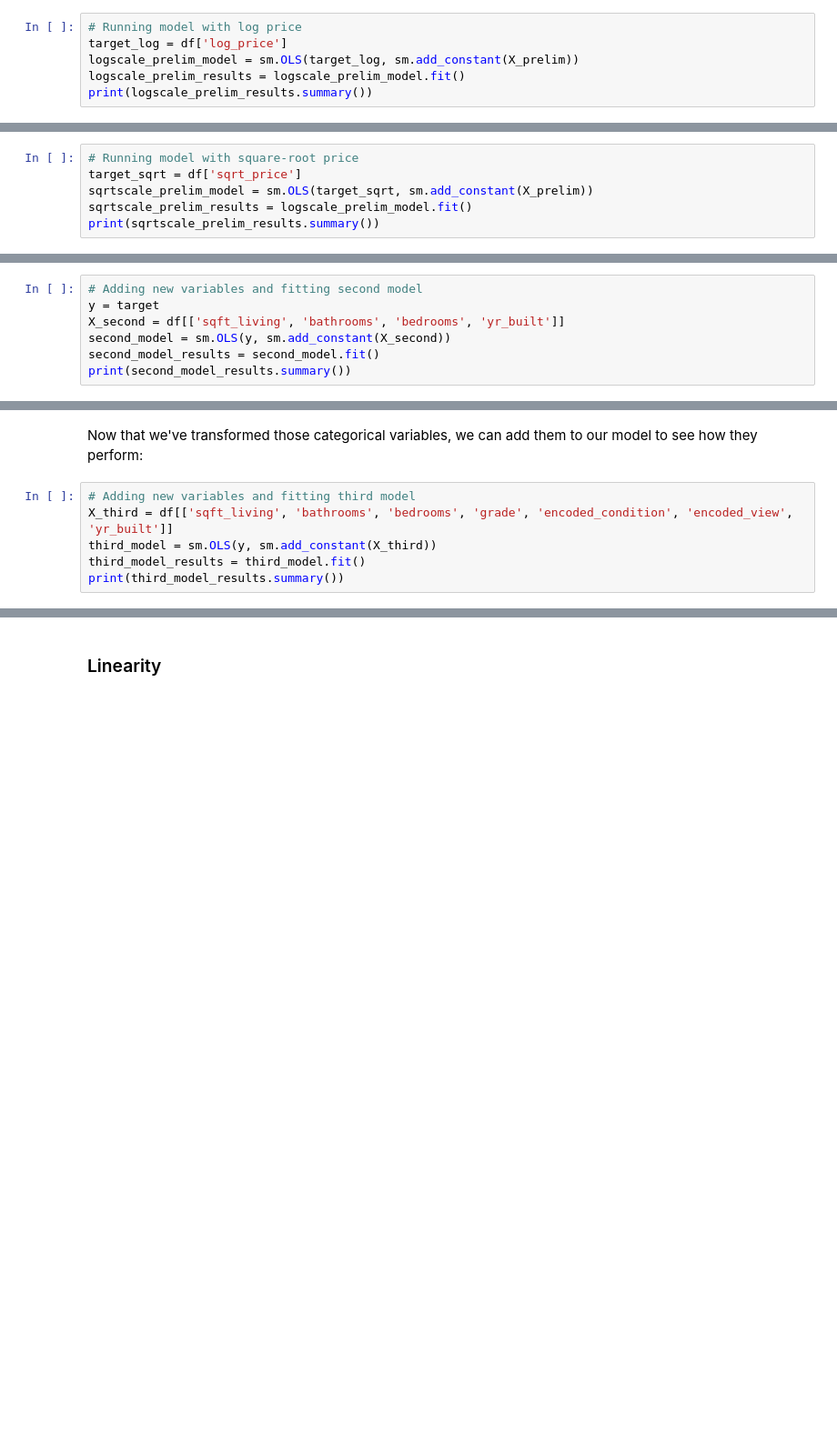
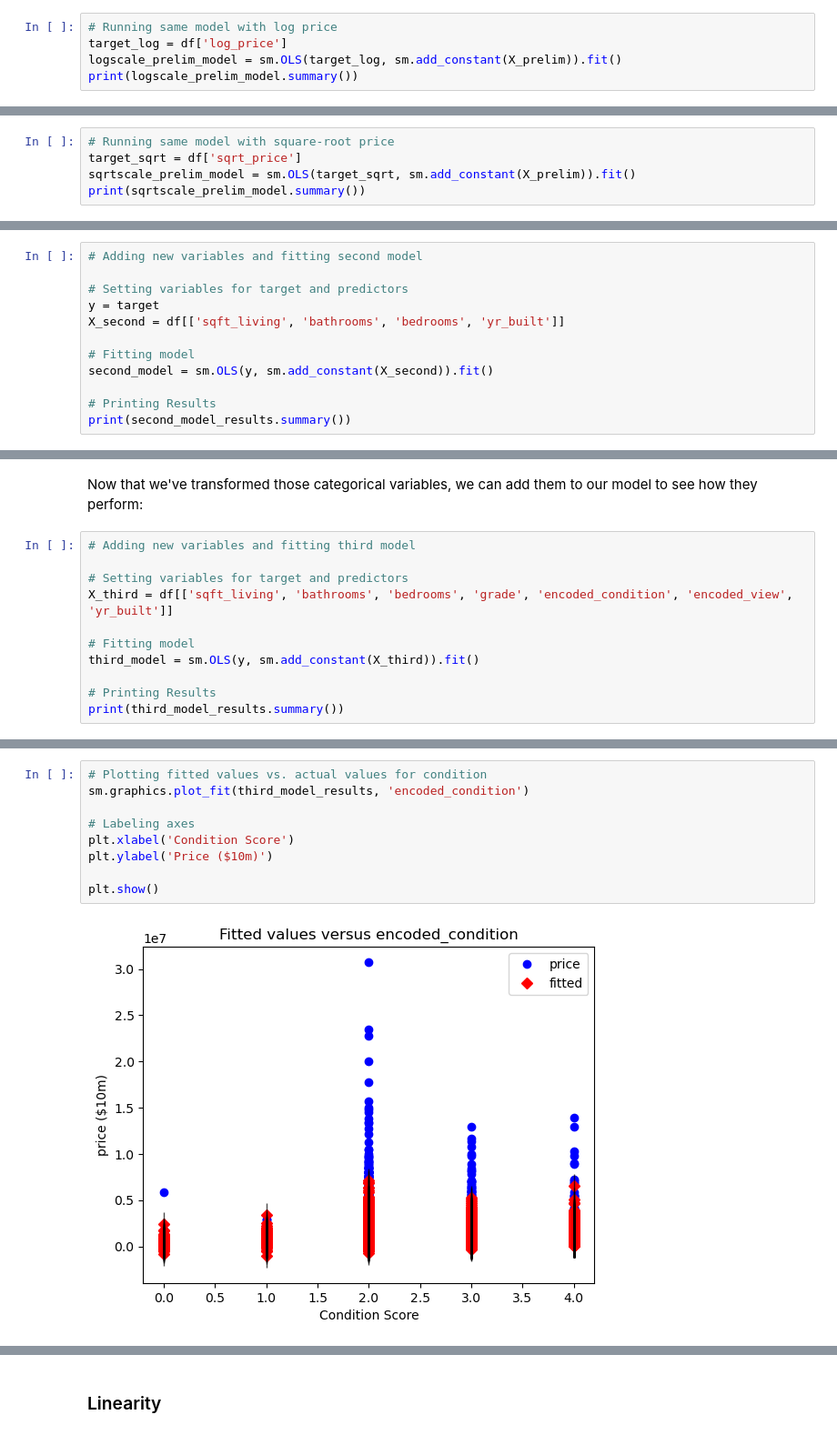
Before and after one commit to apell74/dsc-phase-2-project-v2-5, a Jupyter notebook: phase-2-project.ipynb, the cells around one changed output, grey strips where cells are left out. Shown: that part at 91% size. Drawn from its saved outputs; the diff is of its cells as text; blank space fills up the shorter version.

```diff
--- a/phase-2-project.ipynb
+++ b/phase-2-project.ipynb
@@ -264,11 +296,10 @@ sns.distplot(df['log_price'], kde=True, bins=1000, color='blue')
 # %% [markdown]
 That looks a lot more normal, even if it's not perfect. We can try running the model again, this time with less skewed price data.
 # %%
-# Running model with log price
+# Running same model with log price
 target_log = df['log_price']
-logscale_prelim_model = sm.OLS(target_log, sm.add_constant(X_prelim))
-logscale_prelim_results = logscale_prelim_model.fit()
-print(logscale_prelim_results.summary())
+logscale_prelim_model = sm.OLS(target_log, sm.add_constant(X_prelim)).fit()
+print(logscale_prelim_model.summary())
 # %% [output]
                             OLS Regression Results
 ==============================================================================
@@ -293,11 +324,10 @@ Okay, so scaling the data didn't actually help us with our R-squared too much. A
 # Square-root scaling price
 df['sqrt_price'] = np.sqrt(df['price'])
 # %%
-# Running model with square-root price
+# Running same model with square-root price
 target_sqrt = df['sqrt_price']
-sqrtscale_prelim_model = sm.OLS(target_sqrt, sm.add_constant(X_prelim))
-sqrtscale_prelim_results = logscale_prelim_model.fit()
-print(sqrtscale_prelim_results.summary())
+sqrtscale_prelim_model = sm.OLS(target_sqrt, sm.add_constant(X_prelim)).fit()
+print(sqrtscale_prelim_model.summary())
 # %% [output]
                             OLS Regression Results
 ==============================================================================
@@ -344,10 +375,15 @@ We still have lots of room for improvement to our prediction capabilities, so le
 If we look at the correlations with price, bathrooms and bedrooms stand out as logical ones to try. I also think adding "year built" could increase our prediction accuracy, as it extends our prediction beyond just physical space. For now, I'm going to avoid transforming the dependent variable for the sake of interpretability.
 # %%
 # Adding new variables and fitting second model
+
+# Setting variables for target and predictors
 y = target
 X_second = df[['sqft_living', 'bathrooms', 'bedrooms', 'yr_built']]
-second_model = sm.OLS(y, sm.add_constant(X_second))
-second_model_results = second_model.fit()
+
+# Fitting model
+second_model = sm.OLS(y, sm.add_constant(X_second)).fit()
+
+# Printing Results
 print(second_model_results.summary())
 # %% [output]
                             OLS Regression Results
@@ -537,9 +582,14 @@ Name: encoded_view, dtype: int64
 Now that we've transformed those categorical variables, we can add them to our model to see how they perform:
 # %%
 # Adding new variables and fitting third model
+
+# Setting variables for target and predictors
 X_third = df[['sqft_living', 'bathrooms', 'bedrooms', 'grade', 'encoded_condition', 'encoded_view', 'yr_built']]
-third_model = sm.OLS(y, sm.add_constant(X_third))
-third_model_results = third_model.fit()
+
+# Fitting model
+third_model = sm.OLS(y, sm.add_constant(X_third)).fit()
+
+# Printing Results
 print(third_model_results.summary())
 # %% [output]
                             OLS Regression Results
@@ -577,0 +629,11 @@ Before we go into a business assessment of these results, **I want to see how ou
+# %%
+# Plotting fitted values vs. actual values for condition
+sm.graphics.plot_fit(third_model_results, 'encoded_condition')
+
+# Labeling axes
+plt.xlabel('Condition Score')
+plt.ylabel('Price ($10m)')
+
+plt.show()
+# %% [output]
+[figure, added]
```
Also changed, not shown: parts of 45 cells of this notebook.
